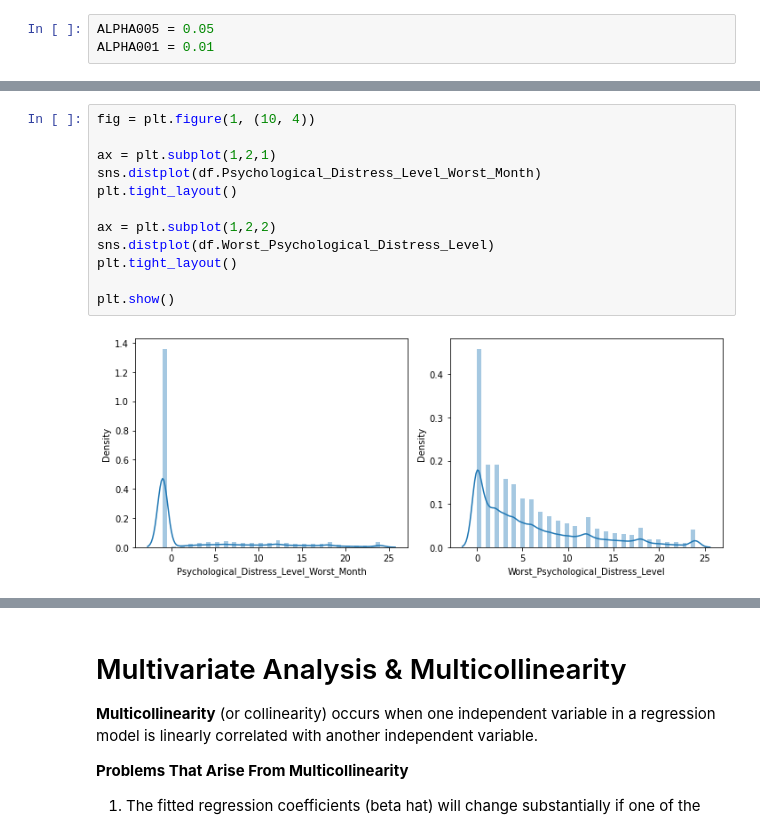
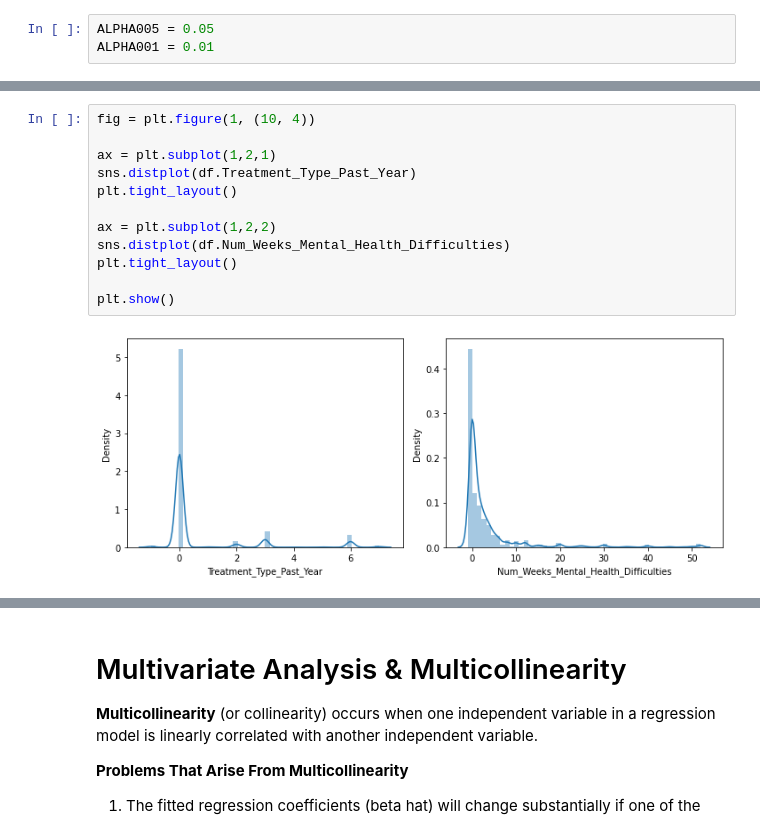
Before and after one commit to ml42322/correlationone_team2, a Jupyter notebook: Statistical Analysis.ipynb, the cells around one changed output, grey strips where cells are left out. Cells and saved outputs as stored; diff of their text form.

```diff
--- a/Statistical Analysis.ipynb
+++ b/Statistical Analysis.ipynb
@@ -220,14 +263,14 @@ df_chi2
 # %%
 fig = plt.figure(1, (10, 4))
 
 ax = plt.subplot(1,2,1)
-sns.distplot(df.Psychological_Distress_Level_Worst_Month)
+sns.distplot(df.Treatment_Type_Past_Year)
 plt.tight_layout()
 
 ax = plt.subplot(1,2,2)
-sns.distplot(df.Worst_Psychological_Distress_Level)
+sns.distplot(df.Num_Weeks_Mental_Health_Difficulties)
 plt.tight_layout()
 
 plt.show()
 # %% [output]
-[figure, old version]
+[figure, new version]
```
Also changed, not shown: parts of 47 cells of this notebook.
